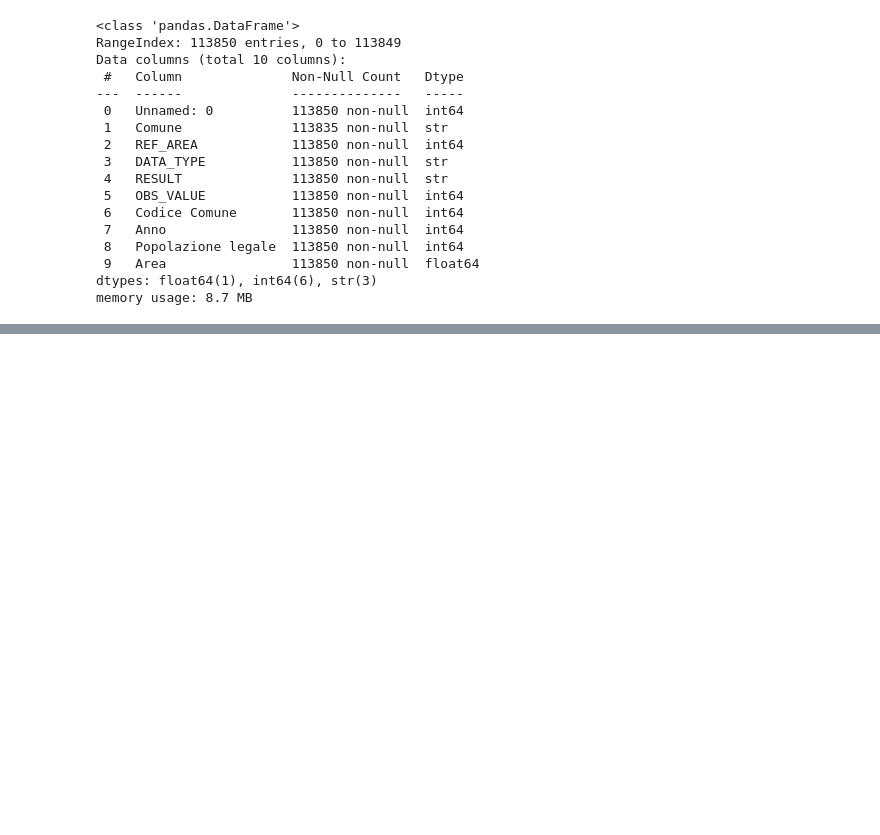
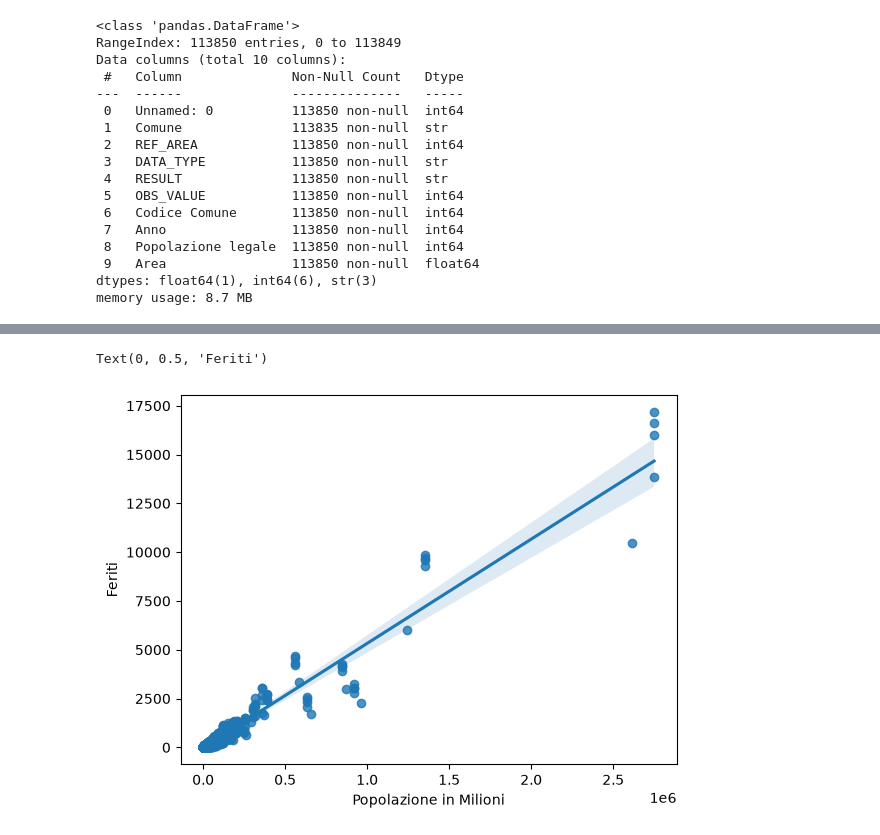
Before and after one commit to Frogghev/FinalAssignment_DataAnalyst, a Jupyter notebook: data_analysis.ipynb, the cells around one changed output, grey strips where cells are left out. Drawn from its saved outputs; the diff is of its cells as text; code cells hidden in the pictures; blank space fills up the shorter version.

```diff
--- a/data_analysis.ipynb
+++ b/data_analysis.ipynb
@@ -54,0 +102,8 @@ sns.regplot(data=cities_with_most_incidents, x='Area', y='OBS_VALUE')
+# %%
+cities_with_most_injuries = complete_dataset[complete_dataset['DATA_TYPE']=='KILLINJ']
+cities_with_most_injuries.info()
+
+#let's split the database into 2 groups, injured (F) and dead (M)
+
+injuries_from_crashes = cities_with_most_injuries[cities_with_most_injuries['RESULT']=='F']
+death_from_crashes = cities_with_most_injuries[cities_with_most_injuries['RESULT']=='M']
@@ -54,0 +129,7 @@ sns.regplot(data=cities_with_most_incidents, x='Area', y='OBS_VALUE')
+# %%
+sns.regplot(data=injuries_from_crashes, x='Popolazione legale', y='OBS_VALUE', label='Feriti')
+plt.xlabel('Popolazione in Milioni')
+plt.ylabel('Feriti')
+# %% [output]
+Text(0, 0.5, 'Feriti')
+[figure, added]
```
Also changed, not shown: parts of 14 cells of this notebook, 2 other files.
